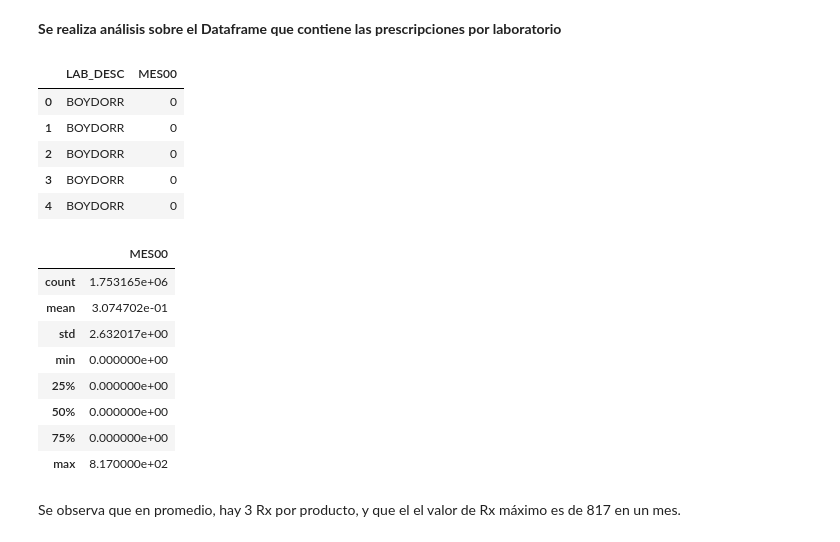
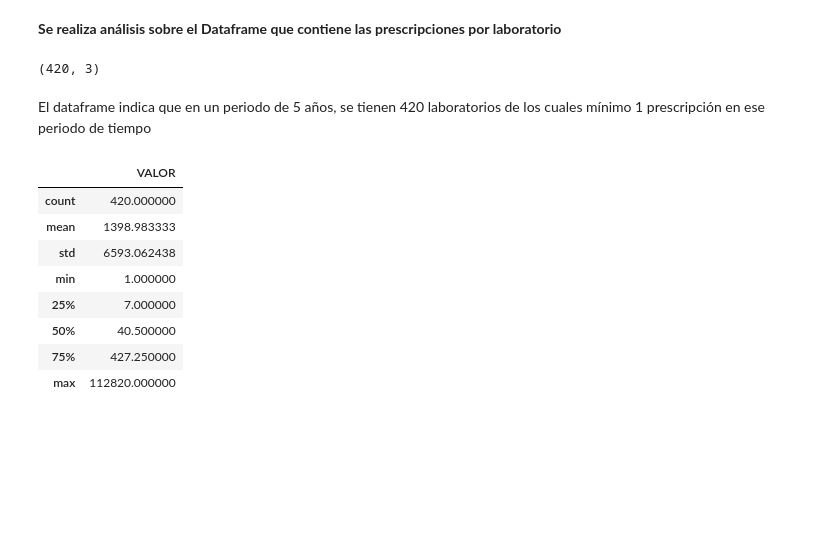
Before and after one commit to ngarciap/AnalisisExploratorioDeDatos, a Jupyter notebook: Exploración_y_limpieza_de_archivos.ipynb, the cells around one changed output. Cells and saved outputs as stored; diff of their text form; code cells hidden in the pictures; blank space fills up the shorter version.

```diff
--- a/Exploración_y_limpieza_de_archivos.ipynb
+++ b/Exploración_y_limpieza_de_archivos.ipynb
@@ -6,10 +6,28 @@
 # %%
 # Importar librerias
 import pandas as pd
-from google.colab import drive
+import numpy as np
+import os
 
-# Cargar Dataframes
+# Matplotlib y  seaborn para gráficos
+import matplotlib.pyplot as plt
+import matplotlib
+%matplotlib inline
+
+matplotlib.rcParams['font.size'] = 8
+matplotlib.rcParams['figure.dpi'] = 200
+
+#from google.colab import drive
+
+# Cargar Dataframes desde Google Drive
 drive.mount('/content/drive', force_remount=True)
 df_producto = pd.read_csv('/content/drive/MyDrive/Colab Notebooks/Analisis Exploratorio de Datos/Bases/Market COL Jun/CUP_PRODUTO.TXT', sep='	', encoding='latin1', dtype=str)
 df_laboratorio = pd.read_csv('/content/drive/MyDrive/Colab Notebooks/Analisis Exploratorio de Datos/Bases/Market COL Jun/CUP_LABORATORIO.TXT', sep='	', encoding='latin1', dtype=str)
 df_prescripciones = pd.read_csv('/content/drive/MyDrive/Colab Notebooks/Analisis Exploratorio de Datos/Bases/Market COL Jun/CUP_FATO.TXT', sep='	', encoding='latin1', dtype=str)
+df_category = pd.read_excel('/content/drive/MyDrive/Colab Notebooks/Analisis Exploratorio de Datos/Bases/Market COL Jun/Category.xlsx', engine='openpyxl', dtype=str)
+"""
+# Cargar Dataframes desde máquina local
+df_producto = pd.read_csv(os.path.join(os.getcwd() + "\Bases", "CUP_PRODUTO.TXT"), sep='	', encoding='latin1', dtype=str)
+df_laboratorio = pd.read_csv(os.path.join(os.getcwd() + "\Bases", "CUP_LABORATORIO.TXT"), sep='	', encoding='latin1', dtype=str)
+df_prescripciones = pd.read_csv(os.path.join(os.getcwd() + "\Bases", "CUP_FATO.TXT"), sep='	', encoding='latin1', dtype=str)
+df_category = pd.read_excel(os.path.join(os.getcwd() + "\Bases", "Category.xlsx"), engine='openpyxl', dtype=str) """
@@ -20,36 +36,39 @@ Mounted at /content/drive
 # %%
-#Alistamiento de tabla de productos para traer el Laboratorio
+# Alistamiento de tabla de productos para traer el Laboratorio y cruzar con los articulos claisificados corporativamente
 df_producto_completo = pd.merge(df_producto, df_laboratorio, how='inner', left_on='PRO_LAB_ID', right_on='LAB_ID')
+df_producto_completo = pd.merge(df_producto_completo, df_category, how = 'inner', on='PRO_ID')
 
-#Alistamiento de tabla de prescripciones para la columna a Analizar
-df_prescripciones['MES00'] = df_prescripciones['MES00'].astype(int)
+col_descriptivas = df_prescripciones.columns[:df_prescripciones.columns.get_loc('ESP_ID') + 1].tolist()
+col_meses = df_prescripciones.columns[df_prescripciones.columns.get_loc('ESP_ID') + 1:].tolist()
+df_prescripciones[col_meses] = df_prescripciones[col_meses].astype(int)
+
+df_prescripciones = df_prescripciones.groupby(col_descriptivas)[col_meses].sum().reset_index()
+df_prescripciones = pd.melt(df_prescripciones, id_vars=col_descriptivas, var_name='PERIODO', value_name='VALOR')
+df_prescripciones = df_prescripciones[df_prescripciones['VALOR'] != 0]
 
 # Cruce de Prescrupciones con Producto y filtrado de Columnas de interés
-df_prescripciones = pd.merge(df_prescripciones, df_producto_completo, how='left', on='PRO_ID')
-#df_analizar = df_prescripciones.groupby('LAB_DESC')['MES00'].sum().reset_index()
-df_analizar = df_prescripciones[['LAB_DESC','MES00']]
+df_prescripciones = pd.merge(df_prescripciones, df_producto_completo, how='inner', on='PRO_ID')
+df_prescripciones_agrupado = df_prescripciones.groupby(['LAB_DESC', 'PERIODO'])['VALOR'].sum().reset_index()
+
+# Se filtra el último mes de la base para analizarlo
+df_prescripciones_agrupado = df_prescripciones_agrupado[df_prescripciones_agrupado['PERIODO'] == 'MES59']
 # %% [markdown]
 **Se realiza análisis sobre el Dataframe que contiene las prescripciones por laboratorio**
-# %%
-df_analizar.head()
-# %% [output]
-|  | LAB_DESC | MES00 |
-| 0 | BOYDORR | 0 |
-| 1 | BOYDORR | 0 |
-| 2 | BOYDORR | 0 |
-| 3 | BOYDORR | 0 |
-| 4 | BOYDORR | 0 |
+# %%
+df_prescripciones_agrupado.shape
+# %% [output]
+(420, 3)
+# %% [markdown]
+El dataframe indica que en un periodo de 5 años, se tienen 420 laboratorios de los cuales mínimo 1 prescripción en ese periodo de tiempo
 # %%
-df_analizar.describe()
+df_prescripciones_agrupado.describe()
 # %% [output]
-|  | MES00 |
-| count | 1.753165e+06 |
-| mean | 3.074702e-01 |
-| std | 2.632017e+00 |
-| min | 0.000000e+00 |
-| 25% | 0.000000e+00 |
-| 50% | 0.000000e+00 |
-| 75% | 0.000000e+00 |
-| max | 8.170000e+02 |
+|  | VALOR |
+| count | 420.000000 |
+| mean | 1398.983333 |
+| std | 6593.062438 |
+| min | 1.000000 |
+| 25% | 7.000000 |
+| 50% | 40.500000 |
+| 75% | 427.250000 |
+| max | 112820.000000 |
-# %% [markdown]
-Se observa que en promedio, hay 3 Rx por producto,  y que el el valor de Rx máximo es de 817 en un mes.
```
Also changed, not shown: parts of 11 cells of this notebook, 2 other files.
